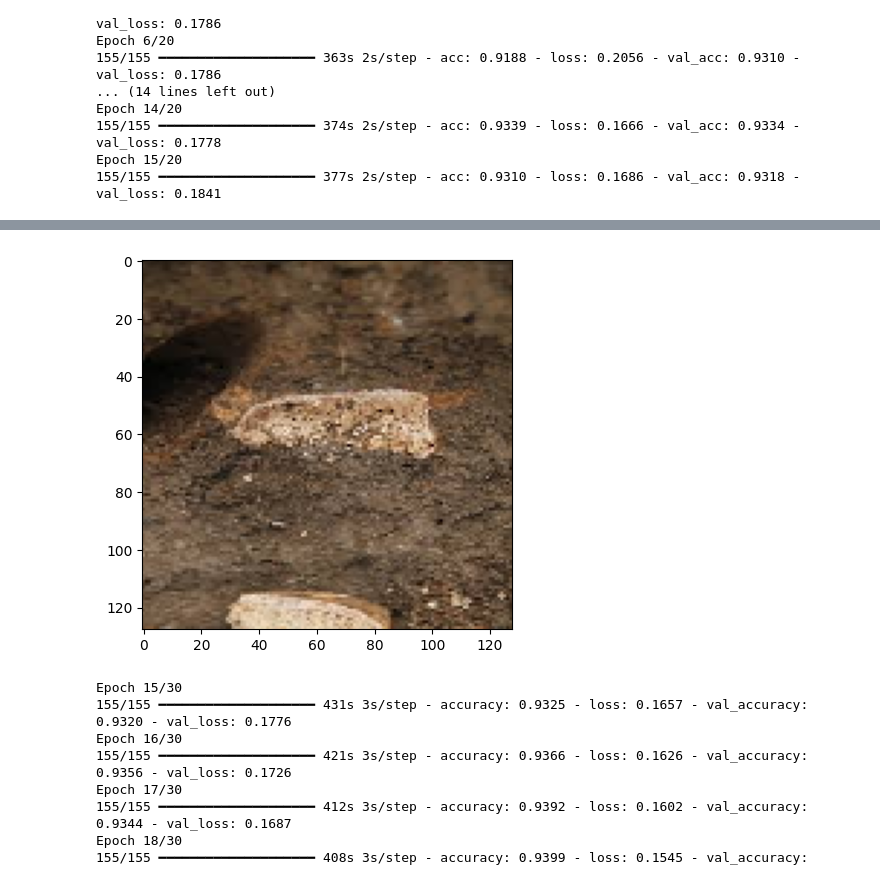
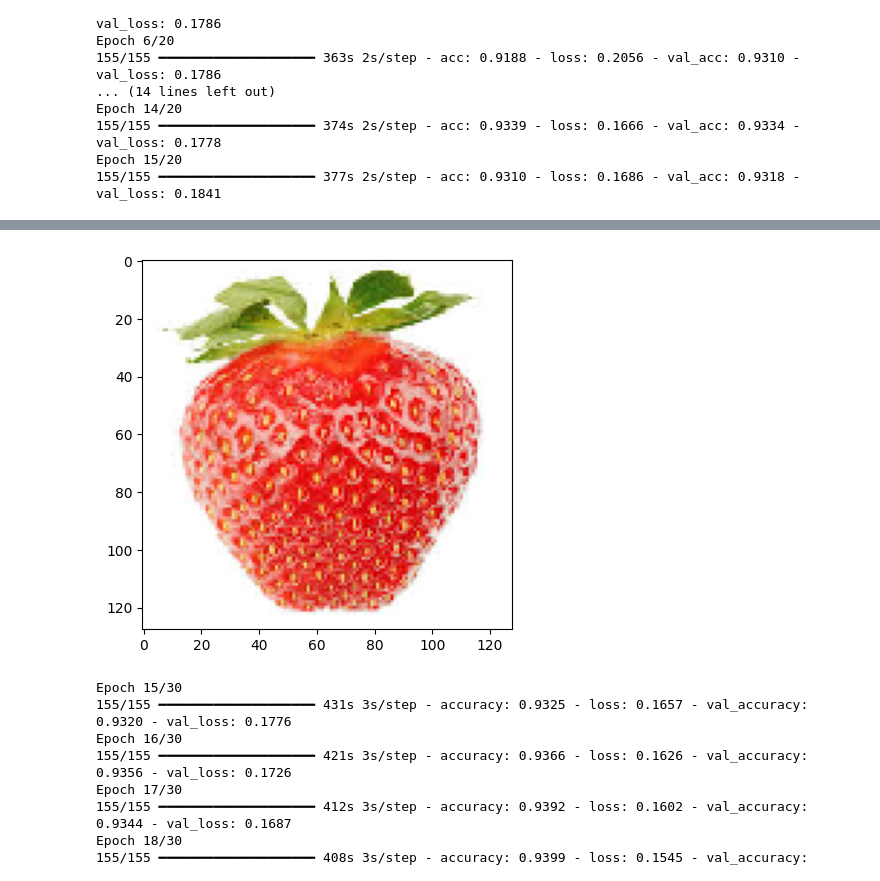
Before and after one commit to AiCEG/mlprojectgarbage, a Jupyter notebook: ml_garbageclassification_project.ipynb, the cells around one changed output, grey strips where cells are left out. Saved outputs shown, nothing was run; the diff lists cells and outputs as text; code cells hidden in the pictures.

```diff
--- a/ml_garbageclassification_project.ipynb
+++ b/ml_garbageclassification_project.ipynb
@@ -179,7 +160,7 @@ Epoch 15/20
 155/155 ━━━━━━━━━━━━━━━━━━━━ 377s 2s/step - acc: 0.9310 - loss: 0.1686 - val_acc: 0.9318 - val_loss: 0.1841
 # %%
 # Evaluate and predict
-img = keras.utils.load_img("waste_dataset/organic/organic_000010_photo.jpg", target_size=image_size)
+img = keras.utils.load_img("waste_dataset/organic/organic_000001_photo.jpg", target_size=image_size)
 plt.imshow(img)
 
 img_array = keras.utils.img_to_array(img)
@@ -194,4 +175,4 @@ This image is 49.75% organic and 50.25% recyclable.
-[figure, old version]
+[figure, new version]
 # %%
 # Fine-tuning the model
 for layer in model.layers[-20:]:
```
Also changed, not shown: parts of 7 cells of this notebook, 1 other file.
